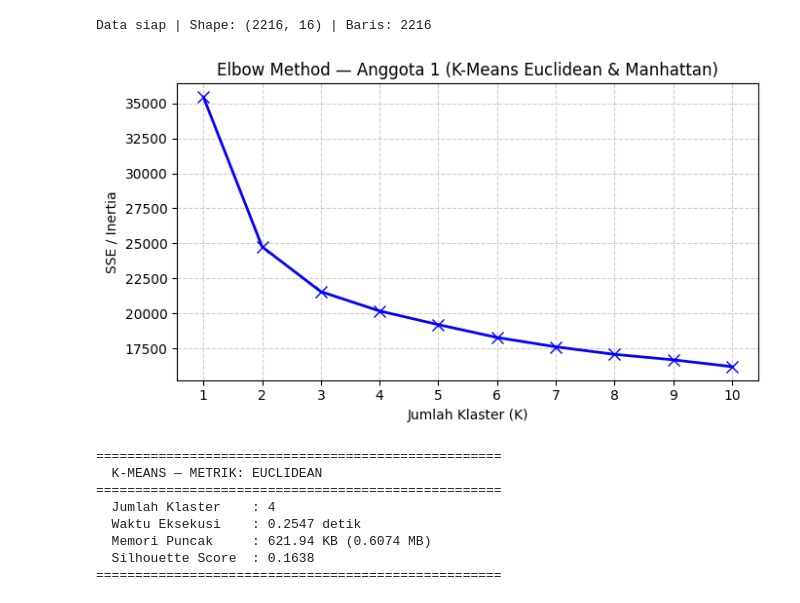
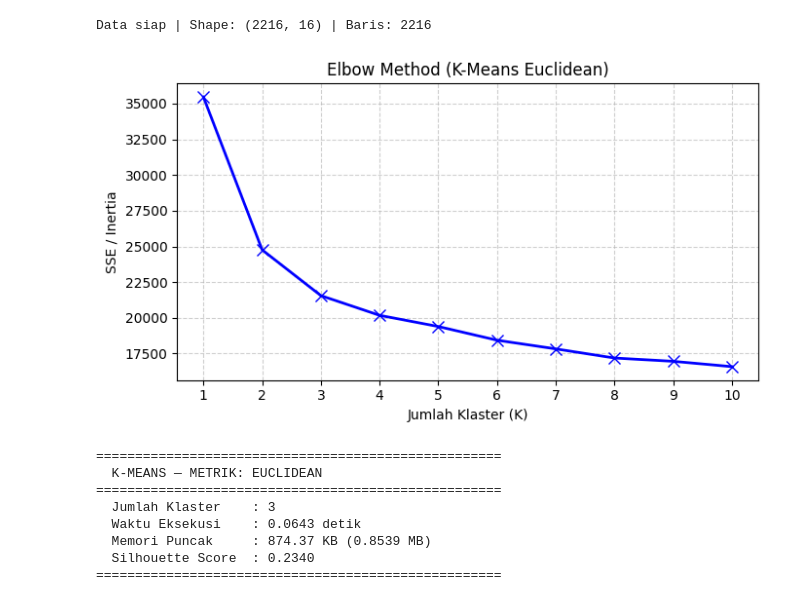
Before and after one commit to Sweper27/244107020175-Mesin-Learning, a Jupyter notebook: Tugas_Klasterisasi/K_Means_Euclide.ipynb, the cells around one changed output. Saved outputs shown, nothing was run; the diff lists cells and outputs as text; code cells hidden in the pictures.

```diff
--- a/Tugas_Klasterisasi/K_Means_Euclide.ipynb
+++ b/Tugas_Klasterisasi/K_Means_Euclide.ipynb
@@ -48,28 +137,28 @@ Data siap | Shape: (2216, 16) | Baris: 2216
 # %%
 # BAGIAN B: ELBOW METHOD (untuk menentukan K terbaik)
 
 K_range = range(1, 11)
 sse     = []
 
 for k in K_range:
-    km = KMeans(n_clusters=k, random_state=42, n_init=10)
+    km = CustomKMeans(n_clusters=k, random_state=42, metric='euclidean')
     km.fit(X_scaled)
     sse.append(km.inertia_)
 
 plt.figure(figsize=(7, 4))
 plt.plot(list(K_range), sse, 'bx-', linewidth=2, markersize=8)
 plt.xlabel('Jumlah Klaster (K)')
 plt.ylabel('SSE / Inertia')
-plt.title('Elbow Method — (K-Means Euclidean & Manhattan)')
+plt.title('Elbow Method (K-Means Euclidean)')
 plt.xticks(list(K_range))
 plt.grid(True, linestyle='--', alpha=0.6)
 plt.tight_layout()
 plt.savefig('a1_elbow.png')
 plt.show()
 
-K_TERBAIK = 4  # Ganti sesuai hasil elbow
+K_TERBAIK = 3  # Ganti sesuai hasil elbow
 # %% [output]
-[figure, old version]
+[figure, new version]
 # %%
 # BAGIAN C: K-MEANS EUCLIDEAN — Latih + Ukur Performa
 
@@ -82,7 +171,7 @@ tracemalloc.start()
 t_mulai = time.time()
 
 # Latih K-Means (Euclidean adalah default sklearn)
-km_euclid  = KMeans(n_clusters=K_TERBAIK, random_state=42, n_init=10)
+km_euclid  = CustomKMeans(n_clusters=K_TERBAIK, random_state=42, metric='euclidean')
 lbl_euclid = km_euclid.fit_predict(X_scaled)
 
 # Hentikan ukur
@@ -103,10 +192,10 @@ print("="*52)
 ====================================================
   K-MEANS — METRIK: EUCLIDEAN
 ====================================================
-  Jumlah Klaster    : 4
-  Waktu Eksekusi    : 0.2547 detik
-  Memori Puncak     : 621.94 KB (0.6074 MB)
-  Silhouette Score  : 0.1638
+  Jumlah Klaster    : 3
+  Waktu Eksekusi    : 0.0643 detik
+  Memori Puncak     : 874.37 KB (0.8539 MB)
+  Silhouette Score  : 0.2340
 ====================================================
 # %%
 # BAGIAN D: VISUALISASI PCA (Euclidean)
```
Also changed, not shown: parts of 3 cells of this notebook.
